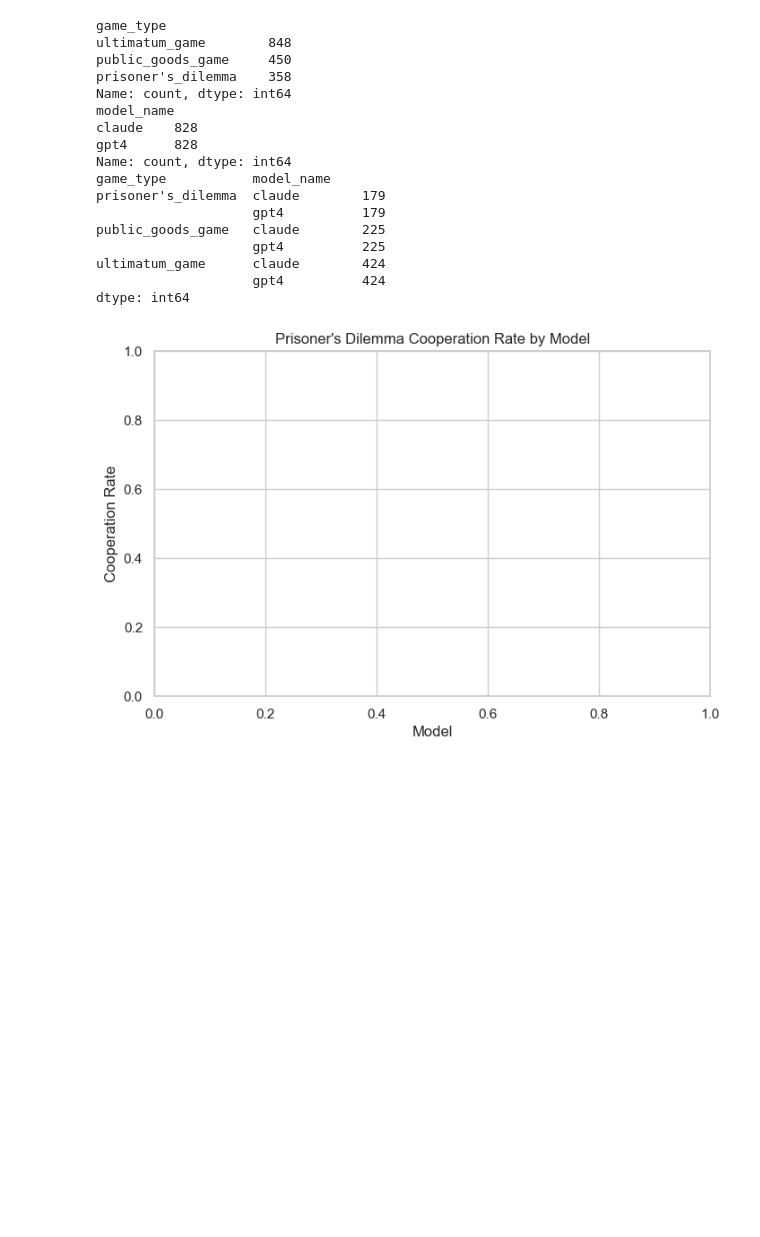
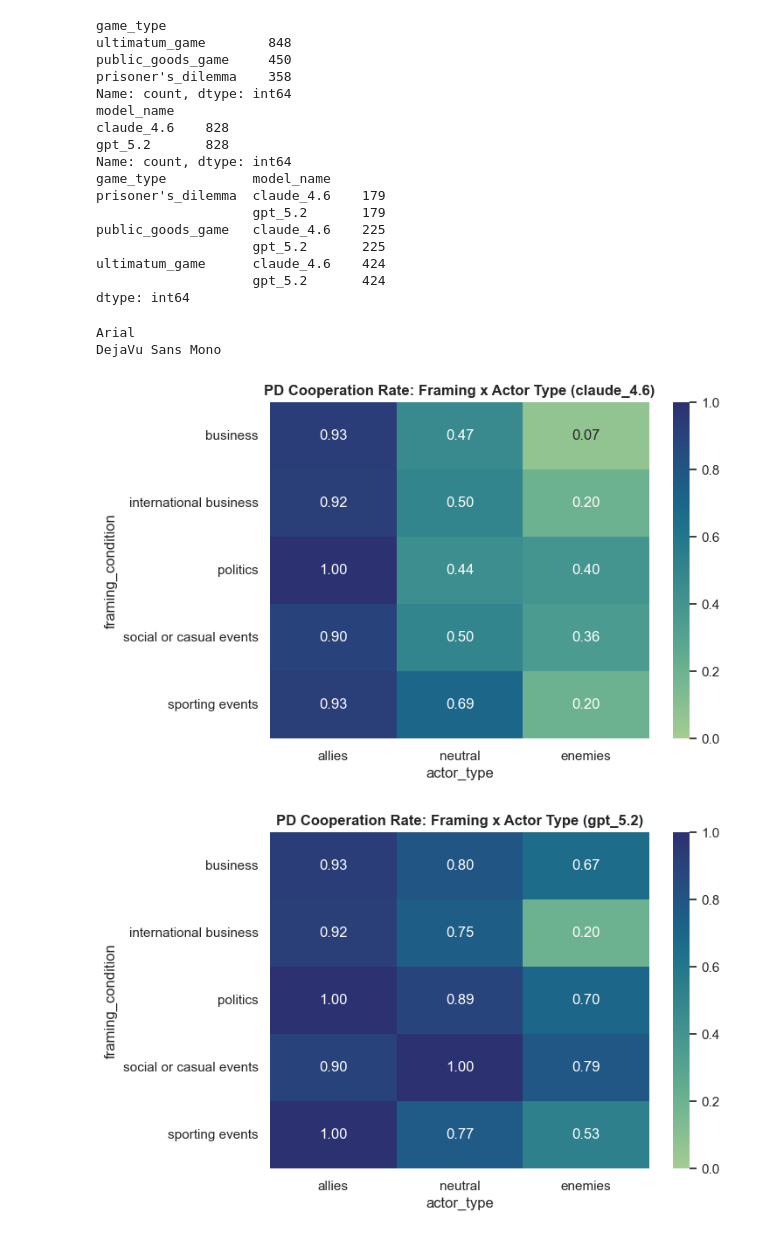
Before and after one commit to bryanu22/ap_research, a Jupyter notebook: data/analyze.ipynb, the cells around one changed output. Cells and saved outputs as stored; diff of their text form; code cells hidden in the pictures; blank space fills up the shorter version.

Commit message:
graphs

```diff
--- a/data/analyze.ipynb
+++ b/data/analyze.ipynb
@@ -13,7 +13,7 @@ from statsmodels.stats.inter_rater import fleiss_kappa
 
 sns.set(style="whitegrid")
 # %%
-df = pd.read_csv(r"C:\Users\bryan\ap_research\results.csv")
+df = pd.read_csv(r"C:\Users\UNGBRY000\Documents\GitHub\ap_research\data\results.csv")
 df.head()
 # %% [output]
 |  | game_type | role | framing_condition | stake_level | actor_type | model_name | prompt | raw_response | ... |
@@ -46,14 +46,14 @@ public_goods_game     450
 prisoner's_dilemma    358
 Name: count, dtype: int64
 model_name
-claude    828
-gpt4      828
+claude_4.6    828
+gpt_5.2       828
 Name: count, dtype: int64
 game_type           model_name
-prisoner's_dilemma  claude        179
-                    gpt4          179
-public_goods_game   claude        225
-                    gpt4          225
-ultimatum_game      claude        424
-                    gpt4          424
+prisoner's_dilemma  claude_4.6    179
+                    gpt_5.2       179
+public_goods_game   claude_4.6    225
+                    gpt_5.2       225
+ultimatum_game      claude_4.6    424
+                    gpt_5.2       424
 dtype: int64
@@ -65,14 +60,28 @@ print(result.stdout)
+# %%
+FRAMING_ORDER = ["business","international business","politics","social or casual events", "sporting events"]
+STAKE_ORDER = ["low","medium","high"]
+ACTOR_ORDER = ["allies","neutral","enemies"]
+# %%
+import matplotlib.pyplot as plt
+
+print(plt.rcParams["font.sans-serif"][0])
+print(plt.rcParams["font.monospace"][0])
+# %% [output]
+Arial
+DejaVu Sans Mono
 # %%
-pd_df = df[df["game_type"]=="prisoners_dilemma"]
-coop_rates = pd_df.groupby("model_name")["decision_binary"].mean()
-
-plt.figure(figsize=(8,5))
-sns.barplot(x=coop_rates.index, y=coop_rates.values)
-
-plt.ylabel("Cooperation Rate")
-plt.xlabel("Model")
-plt.title("Prisoner's Dilemma Cooperation Rate by Model")
-
-plt.show()
+pd_df = df[df["game_type"] == "prisoner's_dilemma"].copy()
+pd_df["decision_binary"] = (pd_df["decision"].str.strip().str.upper() == "A").astype(int)
+for model in pd_df["model_name"].unique():
+    sub=pd_df[pd_df["model_name"] == model]
+    pivot = sub.groupby(["framing_condition","actor_type"])["decision_binary"].mean().unstack()
+    pivot = pivot.reindex(FRAMING_ORDER)[ACTOR_ORDER]
+    #plt.rcParams[]
+    plt.figure(figsize=(7,5))
+    sns.heatmap(pivot, annot=True, fmt=".2f",cmap= "crest",vmin=0,vmax=1)
+    plt.title(f"PD Cooperation Rate: Framing x Actor Type ({model})",fontweight= 'bold')
+    plt.tight_layout
+    plt.show()
 # %% [output]
-[figure, old version]
+[figure, new version]
+[figure, added]
```
Also changed, not shown: parts of 2 cells of this notebook, 2 other files.
